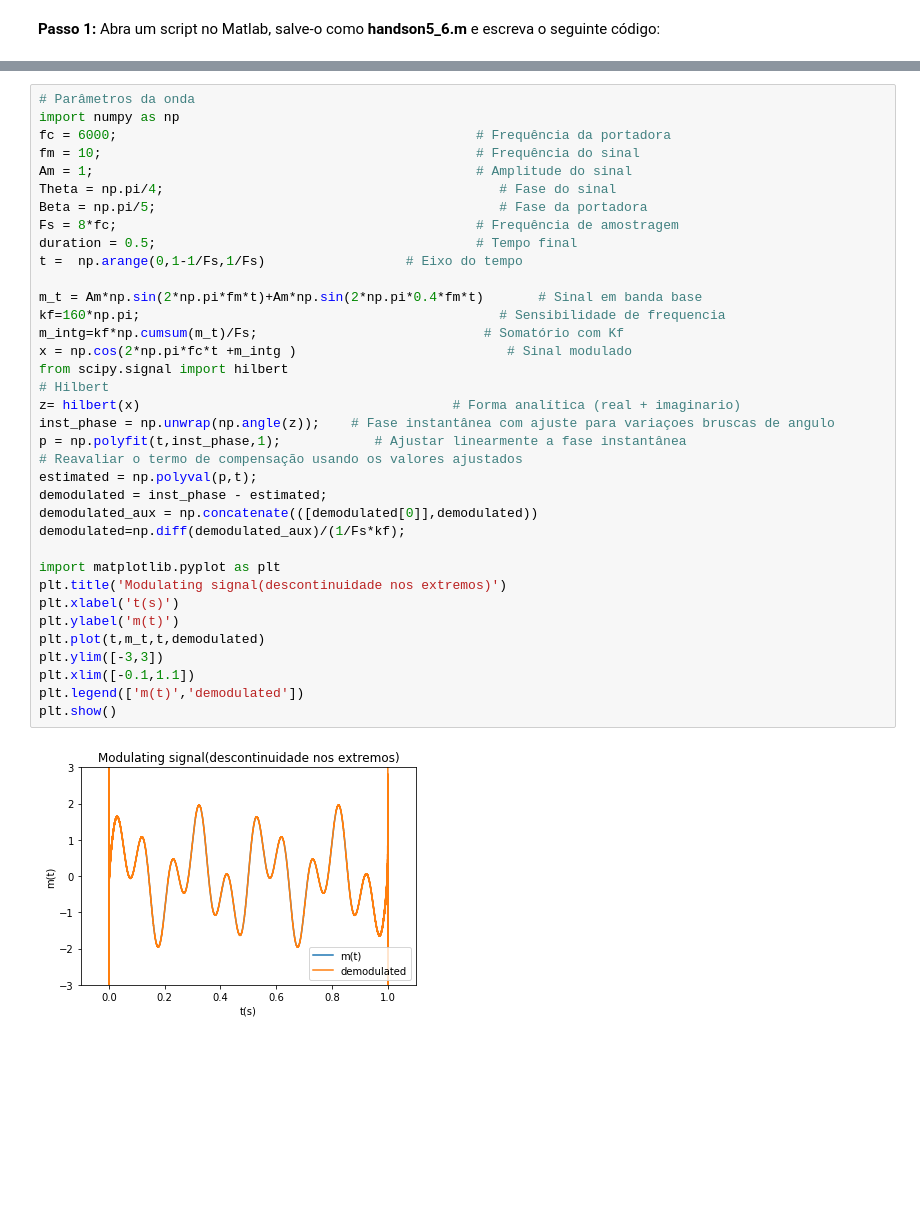
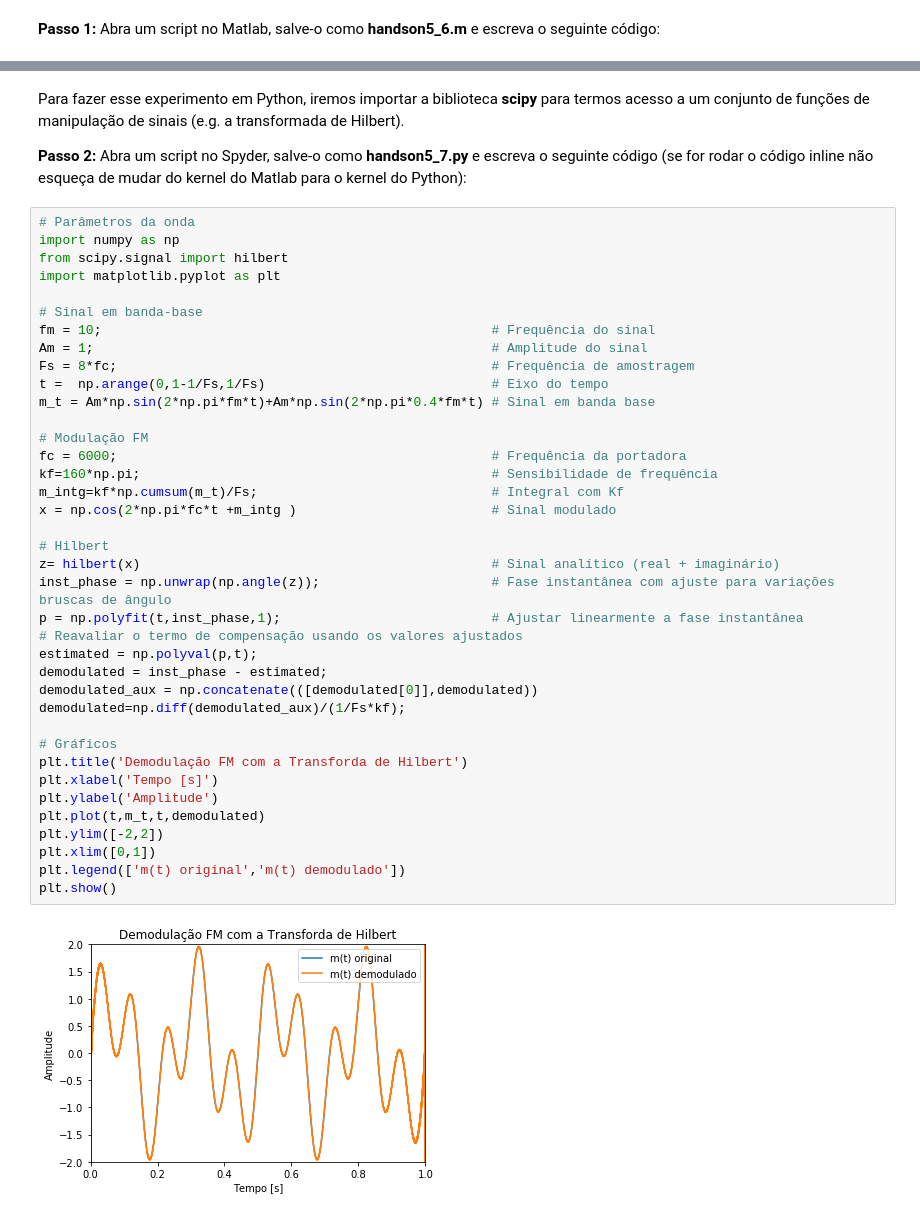
Before and after one commit to josemcast/DCO2004_LabPSC, a Jupyter notebook: h05.ipynb, the cells around one changed output, grey strips where cells are left out. Cells and saved outputs as stored; diff of their text form; blank space fills up the shorter version.

```diff
--- a/h05.ipynb
+++ b/h05.ipynb
@@ -1644,38 +1673,44 @@ legend('m_t','demodulated')
+# %% [markdown]
+Para fazer esse experimento em Python, iremos importar a biblioteca **scipy** para termos acesso a um conjunto de funções de manipulação de sinais (e.g. a transformada de Hilbert).
+
+**Passo 2:** Abra um script no Spyder, salve-o como **handson5_7.py** e escreva o seguinte código (se for rodar o código inline não esqueça de mudar do kernel do Matlab para o kernel do Python):
 # %%
 # Parâmetros da onda
 import numpy as np
-fc = 6000;                                              # Frequência da portadora
-fm = 10;                                                # Frequência do sinal
-Am = 1;                                                 # Amplitude do sinal
-Theta = np.pi/4;                                           # Fase do sinal
-Beta = np.pi/5;                                            # Fase da portadora
-Fs = 8*fc;                                              # Frequência de amostragem
-duration = 0.5;                                         # Tempo final
-t =  np.arange(0,1-1/Fs,1/Fs)                  # Eixo do tempo
+from scipy.signal import hilbert
+import matplotlib.pyplot as plt
 
-m_t = Am*np.sin(2*np.pi*fm*t)+Am*np.sin(2*np.pi*0.4*fm*t)       # Sinal em banda base
-kf=160*np.pi;                                              # Sensibilidade de frequencia
-m_intg=kf*np.cumsum(m_t)/Fs;                             # Somatório com Kf
-x = np.cos(2*np.pi*fc*t +m_intg )                           # Sinal modulado
-from scipy.signal import hilbert
+# Sinal em banda-base
+fm = 10;                                                  # Frequência do sinal
+Am = 1;                                                   # Amplitude do sinal
+Fs = 8*fc;                                                # Frequência de amostragem
+t =  np.arange(0,1-1/Fs,1/Fs)                             # Eixo do tempo
+m_t = Am*np.sin(2*np.pi*fm*t)+Am*np.sin(2*np.pi*0.4*fm*t) # Sinal em banda base
+
+# Modulação FM
+fc = 6000;                                                # Frequência da portadora
+kf=160*np.pi;                                             # Sensibilidade de frequência
+m_intg=kf*np.cumsum(m_t)/Fs;                              # Integral com Kf
+x = np.cos(2*np.pi*fc*t +m_intg )                         # Sinal modulado
+
 # Hilbert
-z= hilbert(x)                                        # Forma analítica (real + imaginario)
-inst_phase = np.unwrap(np.angle(z));    # Fase instantânea com ajuste para variaçoes bruscas de angulo
-p = np.polyfit(t,inst_phase,1);            # Ajustar linearmente a fase instantânea
+z= hilbert(x)                                             # Sinal analítico (real + imaginário)
+inst_phase = np.unwrap(np.angle(z));                      # Fase instantânea com ajuste para variações bruscas de ângulo
+p = np.polyfit(t,inst_phase,1);                           # Ajustar linearmente a fase instantânea
 # Reavaliar o termo de compensação usando os valores ajustados
 estimated = np.polyval(p,t);
 demodulated = inst_phase - estimated;
 demodulated_aux = np.concatenate(([demodulated[0]],demodulated))
 demodulated=np.diff(demodulated_aux)/(1/Fs*kf);
 
-import matplotlib.pyplot as plt
-plt.title('Modulating signal(descontinuidade nos extremos)')
-plt.xlabel('t(s)')
-plt.ylabel('m(t)')
+# Gráficos
+plt.title('Demodulação FM com a Transforda de Hilbert')
+plt.xlabel('Tempo [s]')
+plt.ylabel('Amplitude')
 plt.plot(t,m_t,t,demodulated)
-plt.ylim([-3,3])
-plt.xlim([-0.1,1.1])
-plt.legend(['m(t)','demodulated'])
+plt.ylim([-2,2])
+plt.xlim([0,1])
+plt.legend(['m(t) original','m(t) demodulado'])
 plt.show()
 # %% [output]
-[figure, old version]
+[figure, new version]
```
Also changed, not shown: parts of 25 cells of this notebook, 3 other files.
